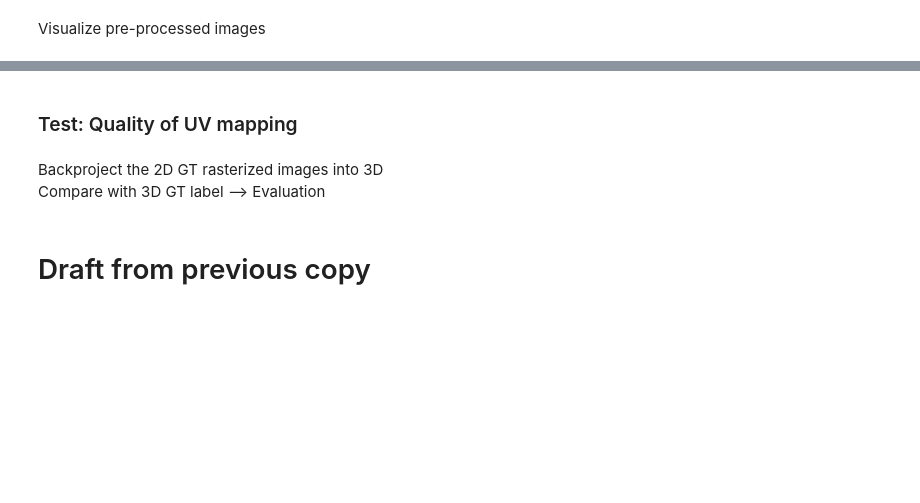
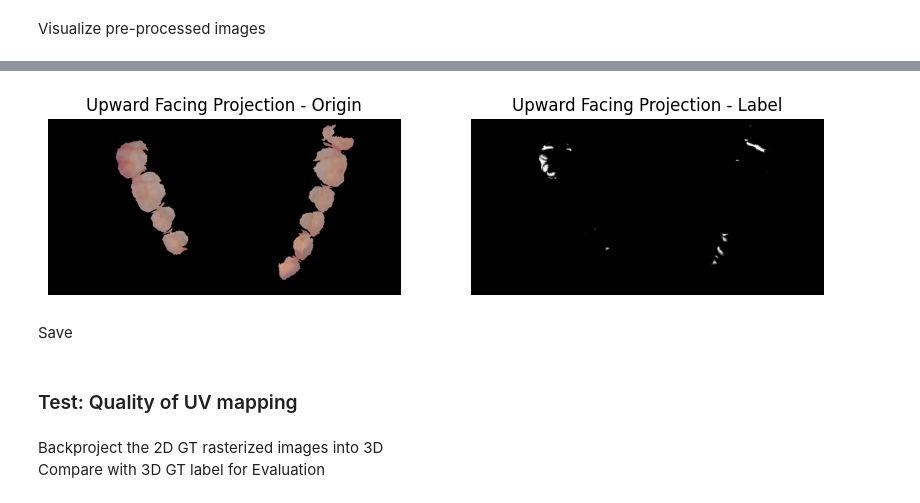
Before and after one commit to SunnyRT/dental_plaque_segmentation, a Jupyter notebook: uvraster_clean.ipynb, the cells around one changed output, grey strips where cells are left out. Saved outputs shown, nothing was run; the diff lists cells and outputs as text; code cells hidden in the pictures; blank space fills up the shorter version.

```diff
--- a/uvraster_clean.ipynb
+++ b/uvraster_clean.ipynb
@@ -37,6 +33,8 @@ def find_key_points(mesh):
 
 # Recentre the mesh with centre keypoint at the origin, rotate the mesh about y axis such that x-axis point to endpt1
 def recentre_mesh(mesh):
+    mesh_rc = copy.deepcopy(mesh)
+
     endpt1, endpt2, centre_keypt = find_key_points(mesh)
     vertices = np.asarray(mesh.vertices)
     vertices = vertices - centre_keypt
@@ -55,8 +53,8 @@ def recentre_mesh(mesh):
     assert endpt1[2] < 1e-6, f"end point 1 {endpt1} is not on x-axis"
     assert endpt2[2] < 1e-6, f"end point 2 {endpt2} is not on x-axis"
 
-    mesh.vertices = o3d.utility.Vector3dVector(vertices)
-    return mesh, endpt1, endpt2
+    mesh_rc.vertices = o3d.utility.Vector3dVector(vertices)
+    return mesh_rc, endpt1, endpt2
 # %%
 # first translate mesh with its geometric center at origin
 raw_origin_mesh.translate(-raw_origin_mesh.get_center())
@@ -337,7 +374,7 @@ def get_tri_RGB(triangles, vertex_RGB):
     for triangle in triangles:
         colors_3vert = vertex_RGB[triangle]
         # Get the minimum color value for each channel
-        tri_rgb = np.min(colors_3vert, axis=0) # TODO: min vs mean!!!!
+        tri_rgb = np.mean(colors_3vert, axis=0) # TODO: min vs mean!!!!
         tri_RGBs.append(tri_rgb)
     return np.array(tri_RGBs)
 
@@ -352,14 +389,15 @@ def rasterize(sorted_tri, sorted_tri_RGB, uv_pixel, img):
 
 
 
-def rasterize_uv_to_image(uv_norm_coords, vert_depth, xx_triangles, vert_originRGB, vert_labelRGB, pxl=256, is_io=True):
+def rasterize_uv_to_image(uv_norm_coords, vert_depth, xx_triangles, vert_originRGB, vert_labelRGB, px=256, is_io=True):
     if is_io:
-        px_h = pxl
-        px_w = pxl*8 # 2048
+        px_h = px # 256
+        px_w = px_h*8 # 2048
     else:
-        px_h = px_w = pxl
+        px_h = px*2 # 512
+        px_w = px*4 # 1024
 
-    # Initialize uv_pixel of same shape as uv_norm_coords
+    # Scale uv_norm_coords by width and height to get pixel coordinates
     uv_pixel = np.copy(uv_norm_coords)
     uv_pixel[:, 0] = (uv_norm_coords[:, 0] * px_w-1).astype(np.int32)
     uv_pixel[:, 1] = (uv_norm_coords[:, 1] * px_h-1).astype(np.int32)
@@ -401,5 +439,5 @@ def rasterize_uv_to_image(uv_norm_coords, vert_depth, xx_triangles, vert_originR
     # if is_label_binary:
     #     img_label = np.where(img_label > 0, 1, 0).astype(np.uint8)
 
-    return img_origin, img_label # 3 RGB channel np arrays
+    return img_origin, img_label, uv_pixel # img: 3 RGB channel np arrays
 # %%
@@ -428,0 +480,19 @@ plt.show()
+# %%
+# Display the large image for upward-facing visualization
+fig, ax = plt.subplots(1,2, figsize=(10, 5))
+
+ax[0].imshow(img_origin_up)
+ax[0].set_title("Upward Facing Projection - Origin")
+ax[0].axis('off')
+
+ax[1].imshow(img_label_up)
+ax[1].set_title("Upward Facing Projection - Label")
+ax[1].axis('off')
+
+# plt.savefig(os.path.join(save_dir, "jpg", f"{mesh_name}_upward.jpg"))
+
+plt.show()
+# %% [output]
+[figure, added]
+# %% [markdown]
+Save
@@ -430,6 +508,4 @@ plt.show()
 ### Test: Quality of UV mapping
 # %% [markdown]
 Backproject the 2D GT rasterized images into 3D <br>
-Compare with 3D GT label --> Evaluation
+Compare with 3D GT label for Evaluation
-# %% [markdown]
-# Draft from previous copy
```
Also changed, not shown: parts of 41 cells of this notebook, 1 other file.
